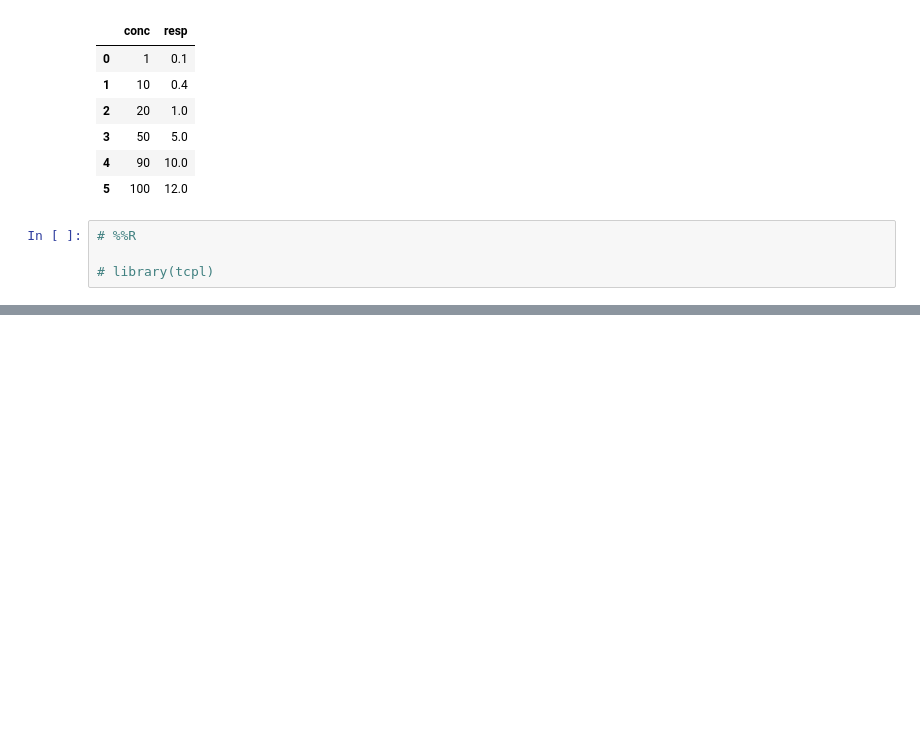
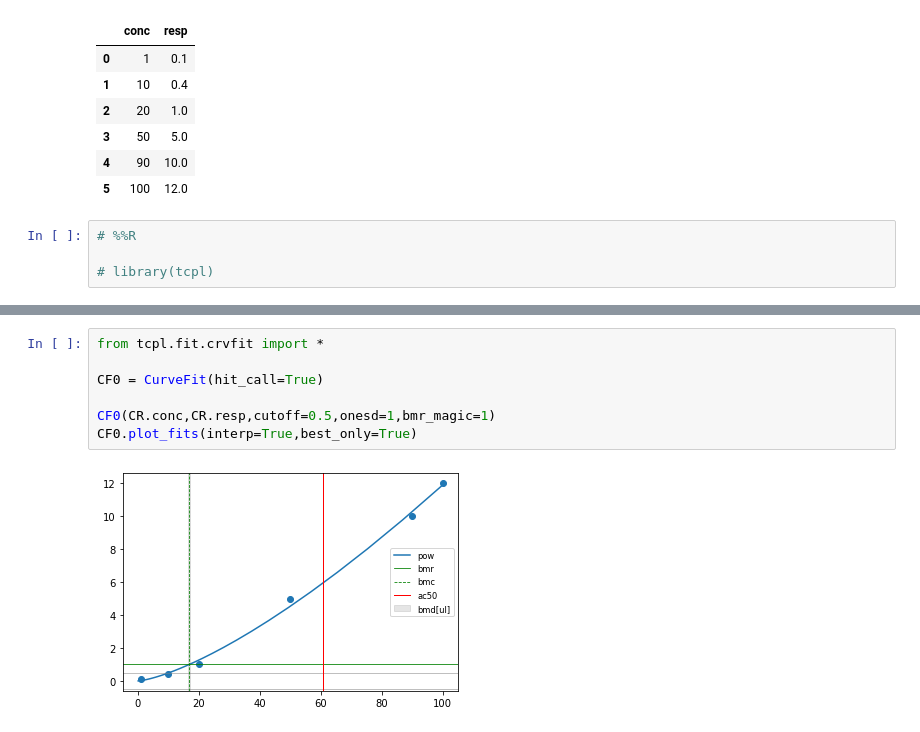
Before and after one commit to i-shah/tcpl-py, a Jupyter notebook: notebooks/dev/004-tcpl-v2.ipynb, the cells around one changed output, grey strips where cells are left out. Saved outputs shown, nothing was run; the diff lists cells and outputs as text; blank space fills up the shorter version.

```diff
--- a/notebooks/dev/004-tcpl-v2.ipynb
+++ b/notebooks/dev/004-tcpl-v2.ipynb
@@ -81,0 +114,9 @@ F
+# %%
+from tcpl.fit.crvfit import *
+
+CF0 = CurveFit(hit_call=True)
+
+CF0(CR.conc,CR.resp,cutoff=0.5,onesd=1,bmr_magic=1)
+CF0.plot_fits(interp=True,best_only=True)
+# %% [output]
+[figure, added]
```
Also changed, not shown: parts of 6 cells of this notebook, 5 other files.
